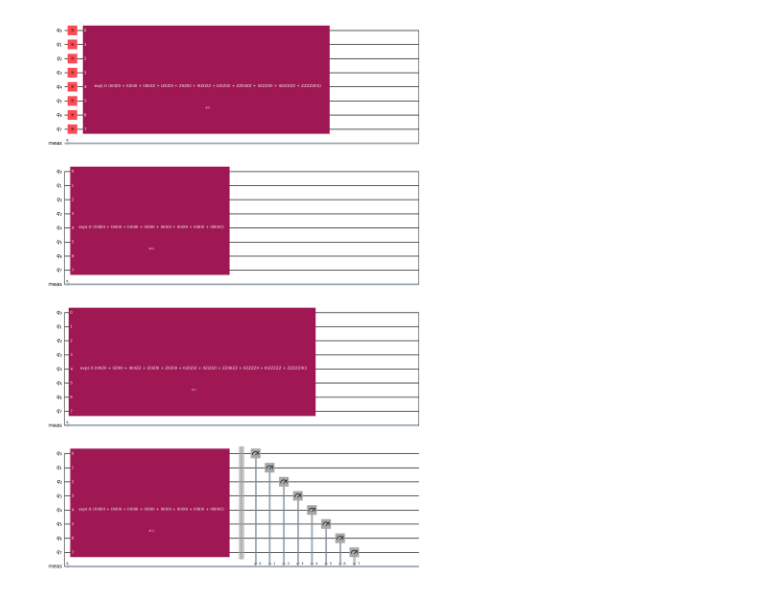
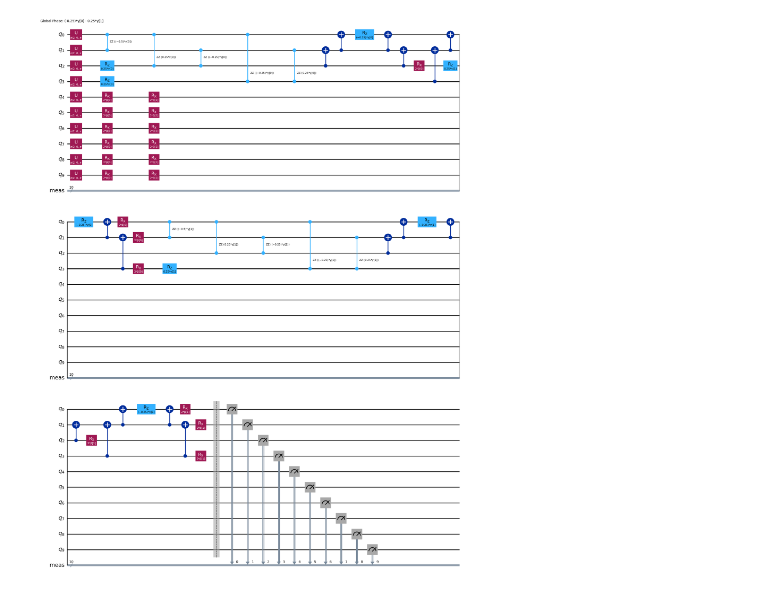
Before and after one commit to kimmmjh/2025-ionq-research-mentoring, a Jupyter notebook: full.ipynb, the cells around one changed output. Cells and saved outputs as stored; diff of their text form; code cells hidden in the pictures.

```diff
--- a/full.ipynb
+++ b/full.ipynb
@@ -5,7 +5,7 @@ import parity_network
 import importlib
 import numpy as np
 # %%
-num_qubits = 8
+num_qubits = 10
 # %%
 importlib.reload(parity_network)
 
@@ -135,10 +133,10 @@ plt.plot(parity_cost_history_dict["cost_history"])
 # %%
 naive_ansatz = QAOAAnsatz(obs, reps=2)
 naive_ansatz.measure_all()
 
-naive_ansatz.decompose().draw("mpl")
+naive_ansatz.decompose(reps=2).draw("mpl")
 # %% [output]
-[figure, old version]
+[figure, new version]
 # %%
 naive_ansatz_isa = transpile(naive_ansatz, backend=backend)
 # %%
```
Also changed, not shown: parts of 7 cells of this notebook, 3 other files.
